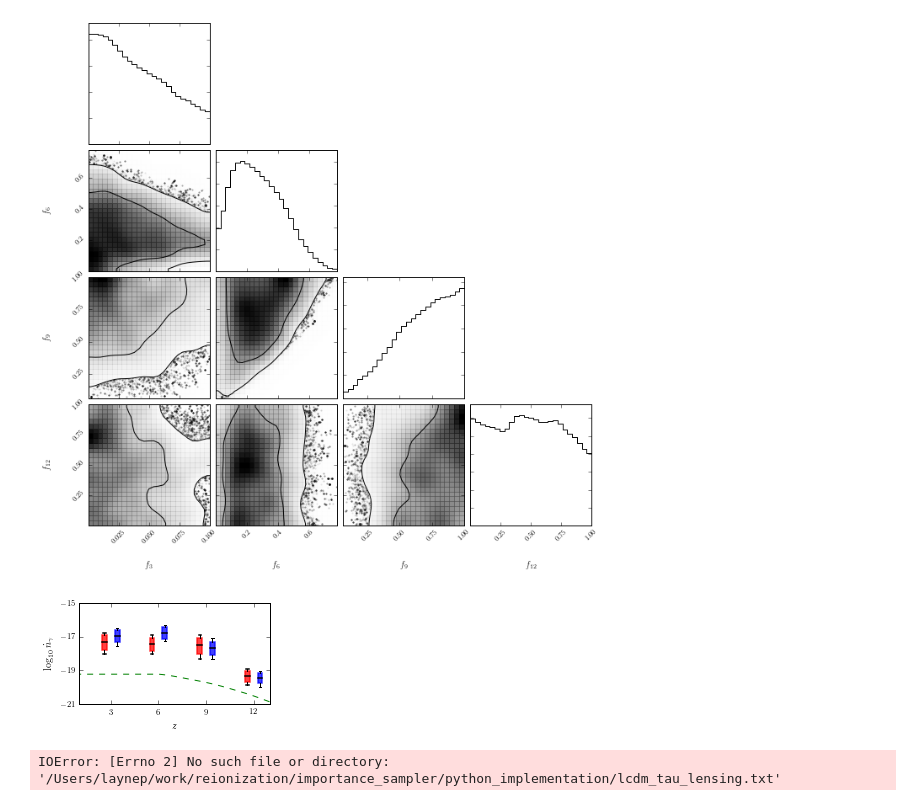
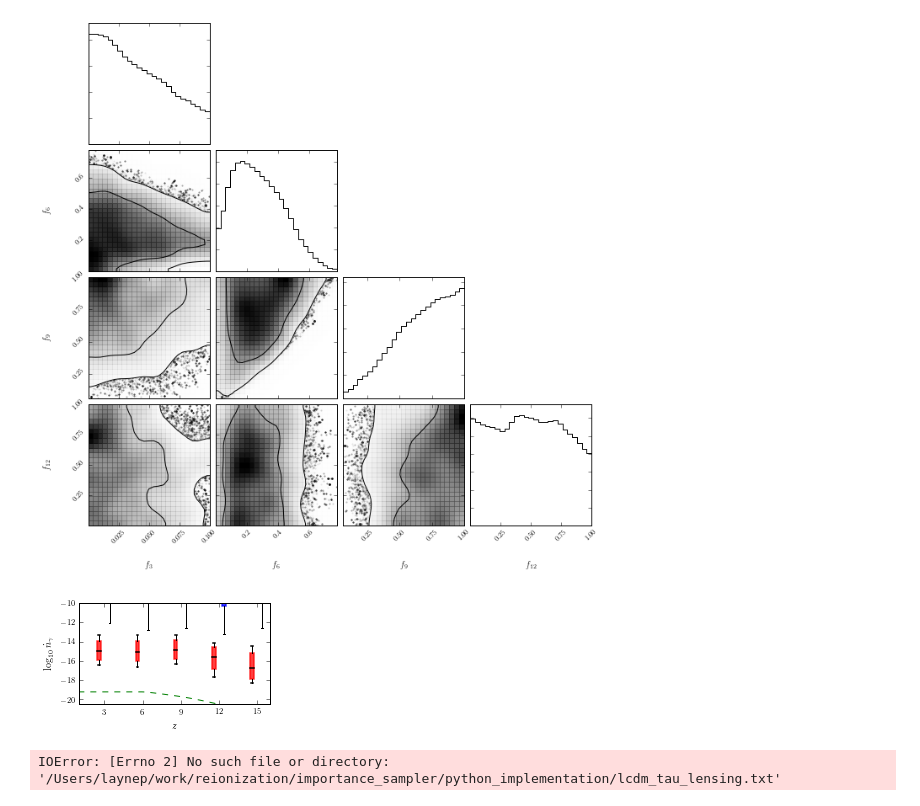
Before and after one commit to laynep/tau_calc_reion, a Jupyter notebook: data_postprocessing.ipynb, the cells around one changed output. Cells and saved outputs as stored; diff of their text form; code cells hidden in the pictures.

```diff
--- a/data_postprocessing.ipynb
+++ b/data_postprocessing.ipynb
@@ -206,7 +205,7 @@ if save:
 
 direct='/Users/laynep/work/reionization/importance_sampler/python_implementation/'
 data = np.loadtxt(direct+'chain_power_TTTEEE_Bouwens.dat')
-name_list = ['chain_power_TTTEEE_Bouwens','chain_power_lensing_BAO_Bouwens','chain_power_lensing_BAO']
+name_list = ['chain_power_TTTEEE_Bouwens_tauonly','chain_power_lensing_BAO_Bouwens_tauonly','chain_power_lensing_BAO_tauonly']
 
 burnin= 50000
 
@@ -477,10 +476,10 @@ ax1 = fig.add_subplot(111)
 params = load_params()
 plt.rcParams.update(params)
 
-burnin=100000
+burnin=40000
 
-data1 = np.loadtxt(direct+'chain_ngamma_TTTEEE.dat')[burnin:,1:5]
-data2 = np.loadtxt(direct+'chain_ngamma_lensing_BAO.dat')[burnin:,1:5]
+data1 = np.loadtxt(direct+'chain_ngamma_TTTEEE_tauonly.dat')[burnin:,1:6]
+data2 = np.loadtxt(direct+'chain_ngamma_lensing_BAO_tauonly.dat')[burnin:,1:6]
 
 mean1 = [np.mean(dat) for dat in data1.T]
 std1 = [np.sqrt(np.var(dat))for dat in data1.T]
@@ -495,8 +494,8 @@ z_knots = np.linspace(3,12,4)
 #plot1_2=ax2.errorbar(z_knots,mean1,  yerr = std1, fmt='o', color='r',linewidth=2.0)
 #plot2_2= ax2.errorbar(z_knots+0.15,mean2,  yerr = std2, fmt='x', color='b',linewidth=2.0)
 
-plot1 = ax1.boxplot(np.log10(data1),positions=[2.6,5.6,8.6,11.6],notch=False,sym='',widths=0.3,
-                   labels=[r'$3$',r'$6$',r'$9$',r'$12$'],patch_artist=True,whis=[16,84])
+plot1 = ax1.boxplot(np.log10(data1),positions=[2.6,5.6,8.6,11.6,14.6],notch=False,sym='',widths=0.3,
+                   labels=[r'$3$',r'$6$',r'$9$',r'$12$',r'$15$'],patch_artist=True,whis=[16,84])
 for box in plot1['boxes']:
     # change outline color
     box.set( color='red', linewidth=1.5)
@@ -507,8 +506,8 @@ plt.setp(plot1['caps'], color='black',linewidth=1.5,linestyle='-')
 plt.setp(plot1['medians'], color='black',linewidth=1.5,linestyle='-')
 
 
-plot2 = ax1.boxplot(np.log10(data2),positions=[3.4,6.4,9.4,12.4],notch=False,sym='',widths=0.3,
-                                      labels=[r'$3$',r'$6$',r'$9$',r'$12$'],patch_artist=True,whis=[16,84])
+plot2 = ax1.boxplot(np.log10(data2),positions=[3.4,6.4,9.4,12.4,15.4],notch=False,sym='',widths=0.3,
+                                      labels=[r'$3$',r'$6$',r'$9$',r'$12$',r'$15$'],patch_artist=True,whis=[16,84])
 for box in plot2['boxes']:
     # change outline color
     box.set( color='blue', linewidth=1.5)
@@ -521,38 +520,38 @@ plt.setp(plot2['medians'], color='black',linewidth=1.5,linestyle='-')
 #Reference values
 data1 = np.loadtxt(direct+'reference/ngamma_Scorch.txt')
 
 plot3, = ax1.plot(data1[:,0],np.log10(data1[:,1]),'g--')
 plot3_2, = ax2.plot(data1[:,0],data1[:,1],'g--')
 
 
-plt.xlim([1,13])
-ax1.set_xticks([3,6,9,12])
-ax1.set_ylim([-20.5,-16.5])
-ax1.set_yticks([-21,-19,-17,-15])
+plt.xlim([1,16])
+ax1.set_xticks([3,6,9,12,15])
+ax1.set_ylim([-20.5,-10])
+#ax1.set_yticks([-21,-19,-17])
 
 
 
 
 #ax1.legend([plot1, plot2,plot3],
 #           [r'$\mathrm{TTTEEE+lowP}$', r'$\mathrm{lens+BAO}$',r'$\mathrm{GLF}$'],
 #          loc='upper right',
 #          fontsize=6,
 #           ncol=2,
 #          frameon=False)
 
 ax1.set_xlabel(r'$z$')
 ax1.set_ylabel(r'$\log_{10} \dot n_{\gamma}$')
 
 
 
 plt.tight_layout()
 
 save=True
 if save:
     direct='/Users/laynep/work/papers/reionization/plots/'
     plt.savefig(direct+'ngamma_errorplot.pdf')
 # %% [output]
-[figure, old version]
+[figure, new version]
 # %%
 data = np.loadtxt('/Users/laynep/work/reionization/importance_sampler/python_implementation/'+'lcdm_tau_lensing.txt')
 
```
Also changed, not shown: parts of 3 cells of this notebook, 3 other files.
